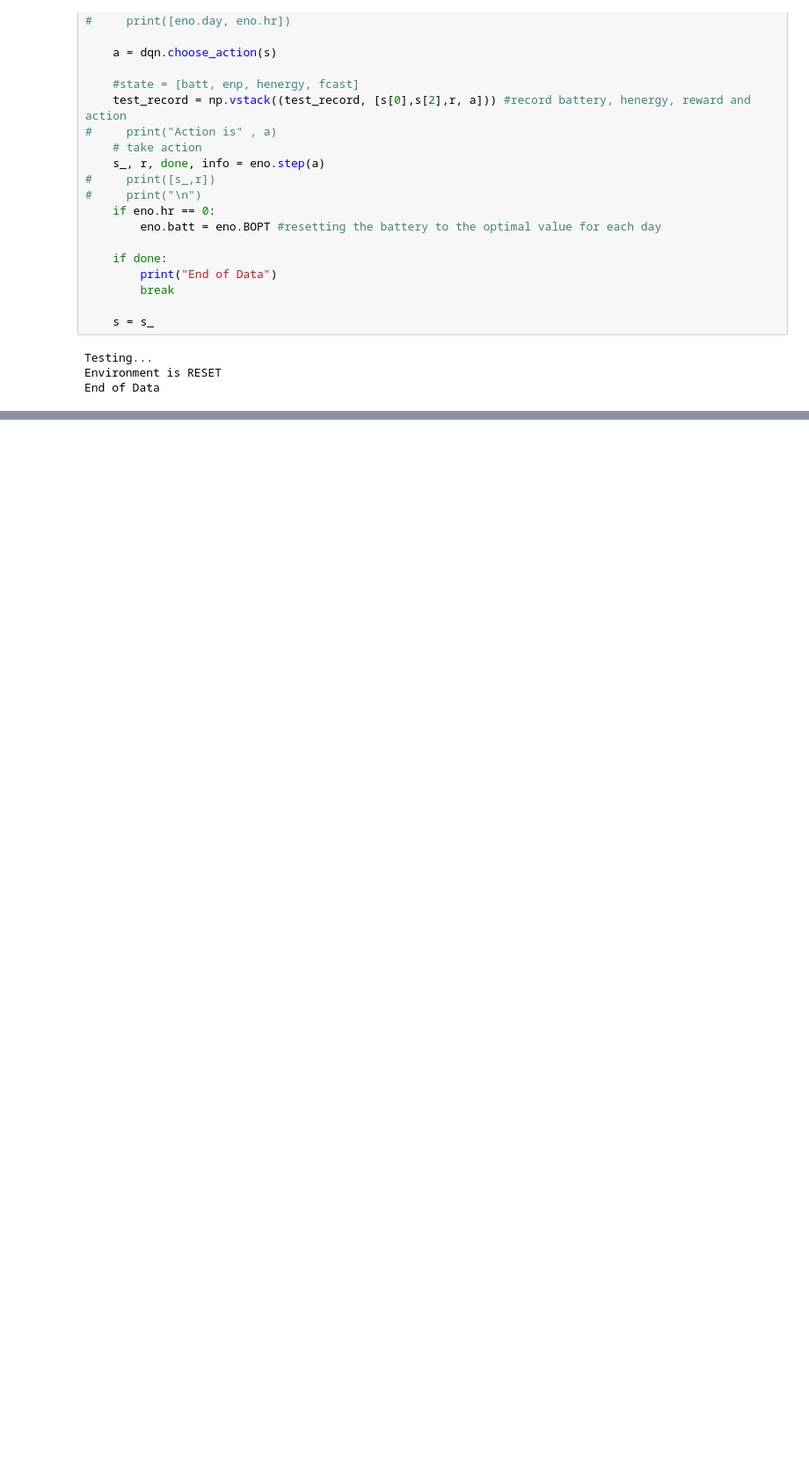
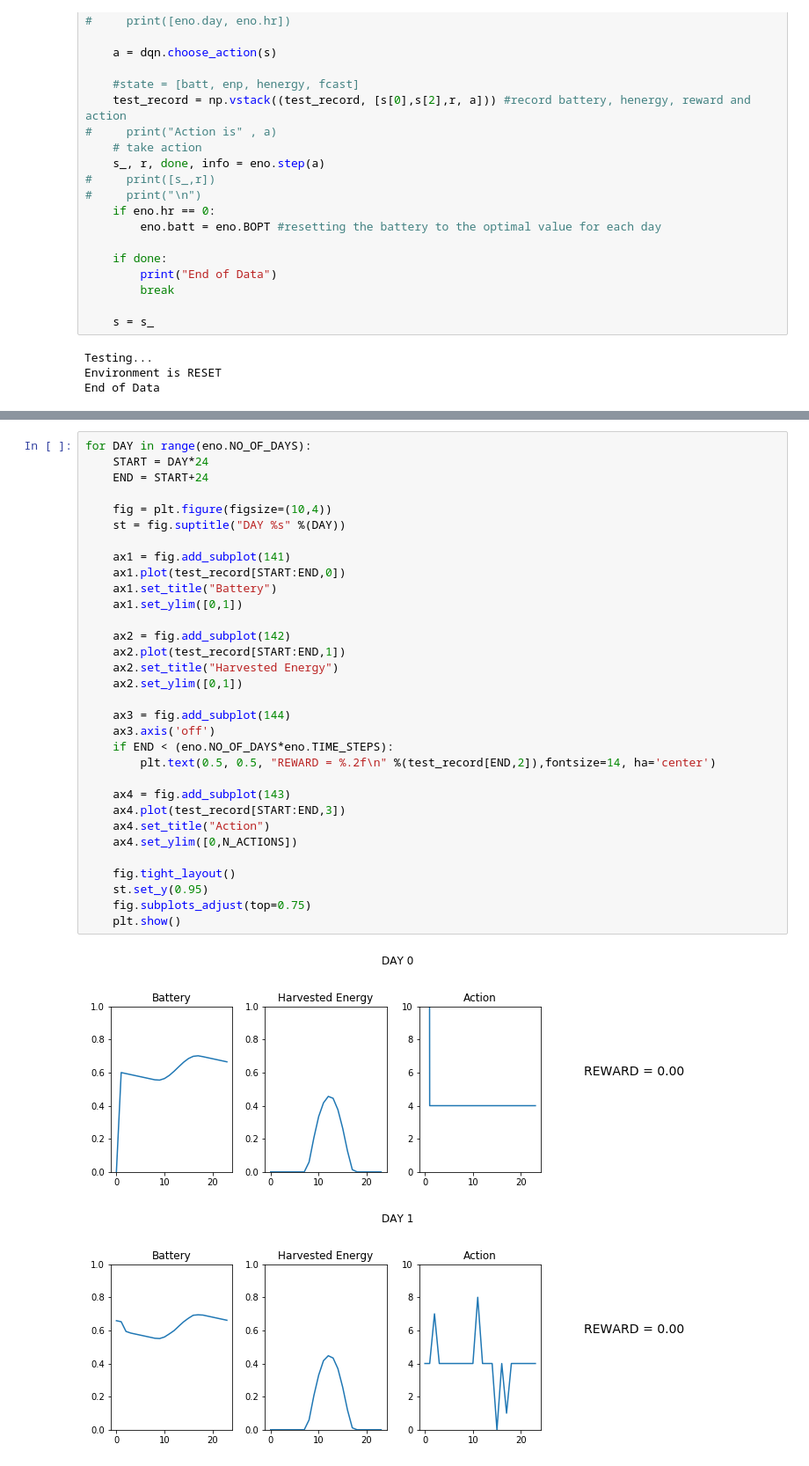
Before and after one commit to 5mali/eno_sarsa, a Jupyter notebook: deepq/deepq-batt_reset_tenactions-different reward/deepq-batt_reset_tenactions-original_reward.ipynb, the cells around one changed output, grey strips where cells are left out. Shown: that part at 88% size. Cells and saved outputs as stored; diff of their text form; blank space fills up the shorter version.

```diff
--- a/deepq/deepq-batt_reset_tenactions-different reward/deepq-batt_reset_tenactions-original_reward.ipynb
+++ b/deepq/deepq-batt_reset_tenactions-different reward/deepq-batt_reset_tenactions-original_reward.ipynb
@@ -395,0 +364,35 @@ np.mean(test_record[:,0])
+# %%
+for DAY in range(eno.NO_OF_DAYS):
+    START = DAY*24
+    END = START+24
+
+    fig = plt.figure(figsize=(10,4))
+    st = fig.suptitle("DAY %s" %(DAY))
+
+    ax1 = fig.add_subplot(141)
+    ax1.plot(test_record[START:END,0])
+    ax1.set_title("Battery")
+    ax1.set_ylim([0,1])
+
+    ax2 = fig.add_subplot(142)
+    ax2.plot(test_record[START:END,1])
+    ax2.set_title("Harvested Energy")
+    ax2.set_ylim([0,1])
+
+    ax3 = fig.add_subplot(144)
+    ax3.axis('off')
+    if END < (eno.NO_OF_DAYS*eno.TIME_STEPS):
+        plt.text(0.5, 0.5, "REWARD = %.2f\n" %(test_record[END,2]),fontsize=14, ha='center')
+
+    ax4 = fig.add_subplot(143)
+    ax4.plot(test_record[START:END,3])
+    ax4.set_title("Action")
+    ax4.set_ylim([0,N_ACTIONS])
+
+    fig.tight_layout()
+    st.set_y(0.95)
+    fig.subplots_adjust(top=0.75)
+    plt.show()
+# %% [output]
+[figure, added]
+[figure, added]
```
Also changed, not shown: parts of 7 cells of this notebook, 4 other files.
